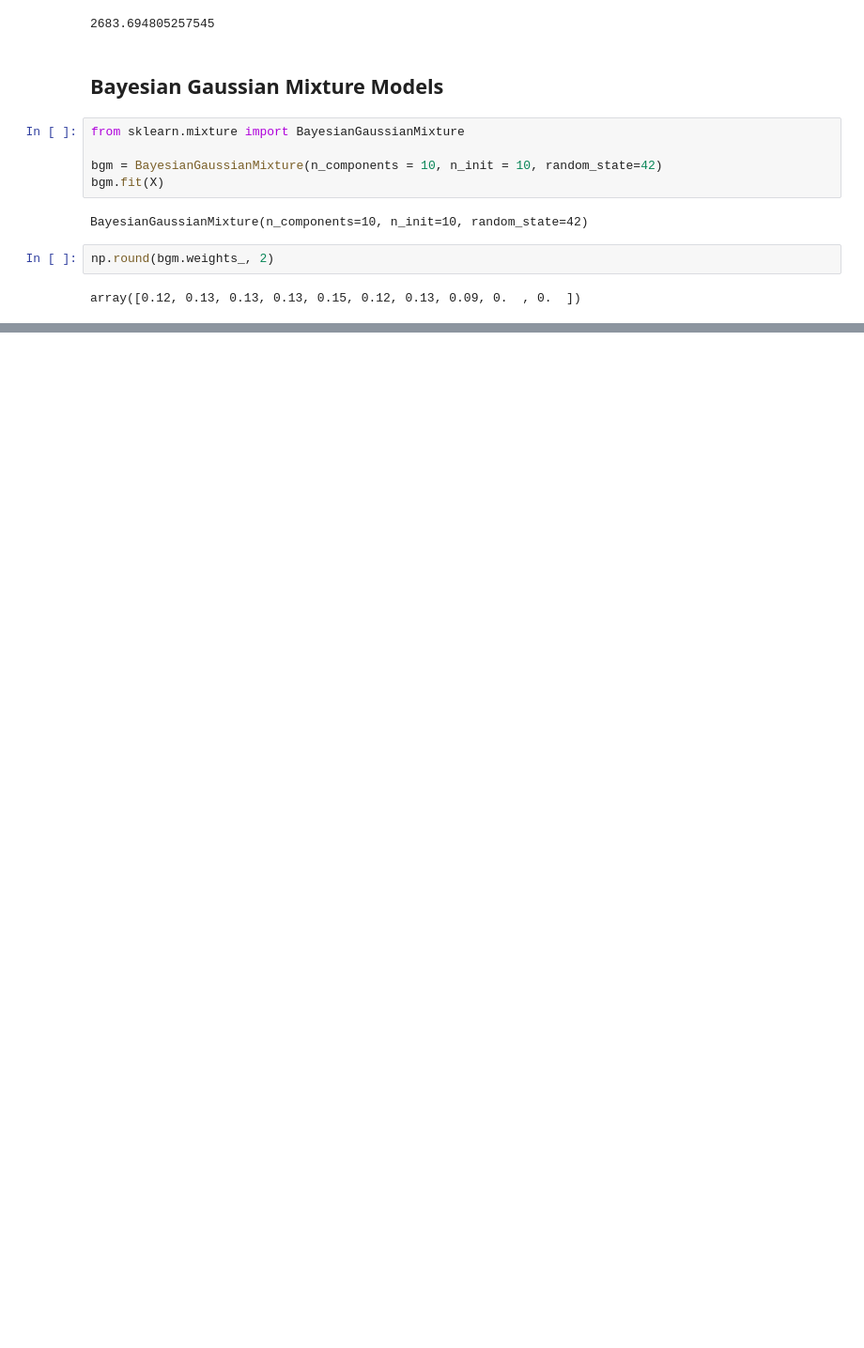
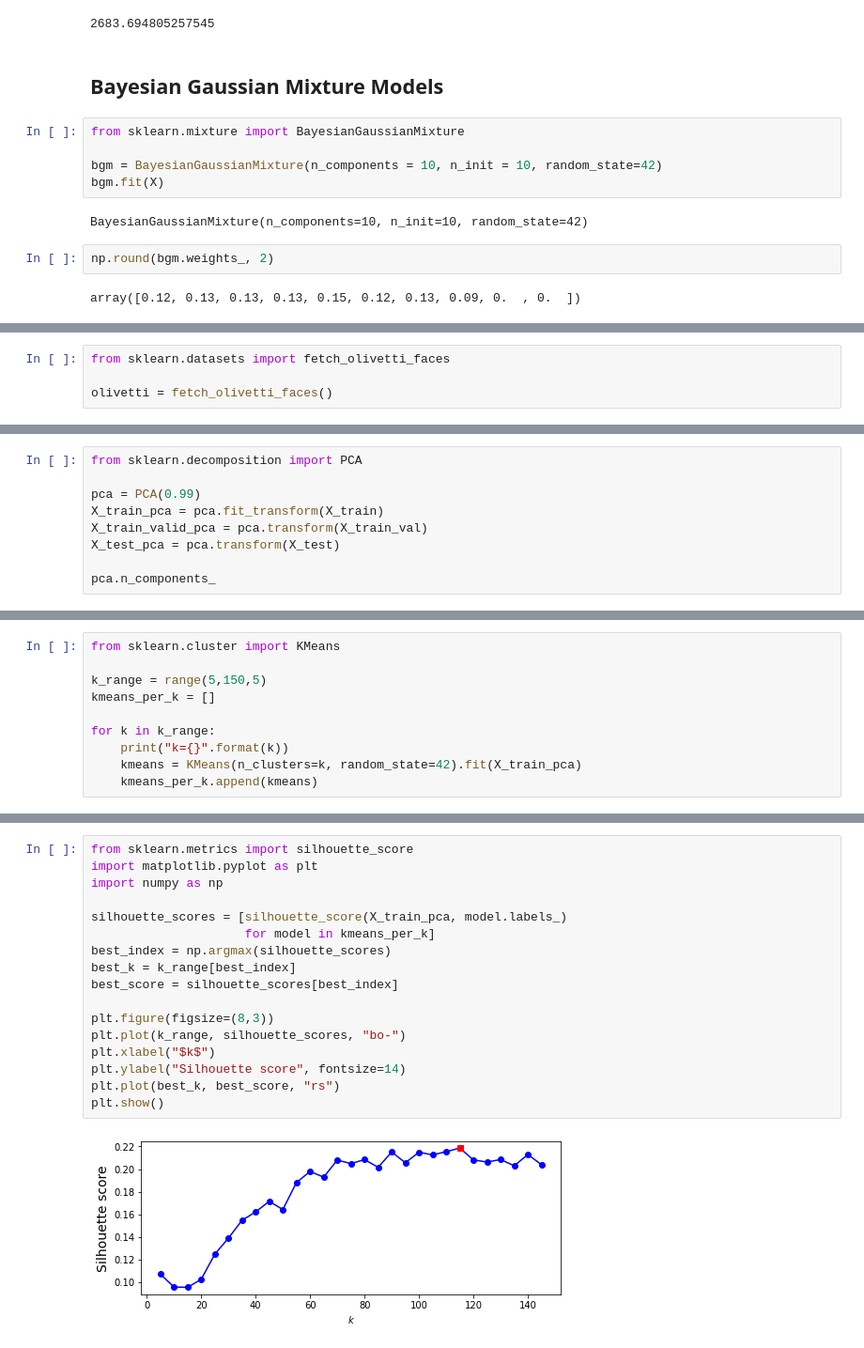
Before and after one commit to d1amondb0t/MLPractice, a Jupyter notebook: Chap9/Unsupervised Learning.ipynb, the cells around one changed output, grey strips where cells are left out. Shown: that part at 94% size. Saved outputs shown, nothing was run; the diff lists cells and outputs as text; blank space fills up the shorter version.

```diff
--- a/Chap9/Unsupervised Learning.ipynb
+++ b/Chap9/Unsupervised Learning.ipynb
@@ -495,0 +500,4 @@ array([0.12, 0.13, 0.13, 0.13, 0.15, 0.12, 0.13, 0.09, 0.  , 0.  ])
+# %%
+from sklearn.datasets import fetch_olivetti_faces
+
+olivetti = fetch_olivetti_faces()
@@ -495,0 +528,9 @@ array([0.12, 0.13, 0.13, 0.13, 0.15, 0.12, 0.13, 0.09, 0.  , 0.  ])
+# %%
+from sklearn.decomposition import PCA
+
+pca = PCA(0.99)
+X_train_pca = pca.fit_transform(X_train)
+X_train_valid_pca = pca.transform(X_train_val)
+X_test_pca = pca.transform(X_test)
+
+pca.n_components_
@@ -495,0 +539,10 @@ array([0.12, 0.13, 0.13, 0.13, 0.15, 0.12, 0.13, 0.09, 0.  , 0.  ])
+# %%
+from sklearn.cluster import KMeans
+
+k_range = range(5,150,5)
+kmeans_per_k = []
+
+for k in k_range:
+    print("k={}".format(k))
+    kmeans = KMeans(n_clusters=k, random_state=42).fit(X_train_pca)
+    kmeans_per_k.append(kmeans)
@@ -495,0 +567,19 @@ array([0.12, 0.13, 0.13, 0.13, 0.15, 0.12, 0.13, 0.09, 0.  , 0.  ])
+# %%
+from sklearn.metrics import silhouette_score
+import matplotlib.pyplot as plt
+import numpy as np
+
+silhouette_scores = [silhouette_score(X_train_pca, model.labels_)
+                     for model in kmeans_per_k]
+best_index = np.argmax(silhouette_scores)
+best_k = k_range[best_index]
+best_score = silhouette_scores[best_index]
+
+plt.figure(figsize=(8,3))
+plt.plot(k_range, silhouette_scores, "bo-")
+plt.xlabel("$k$")
+plt.ylabel("Silhouette score", fontsize=14)
+plt.plot(best_k, best_score, "rs")
+plt.show()
+# %% [output]
+[figure, added]
```
Also changed, not shown: parts of 6 cells of this notebook.
